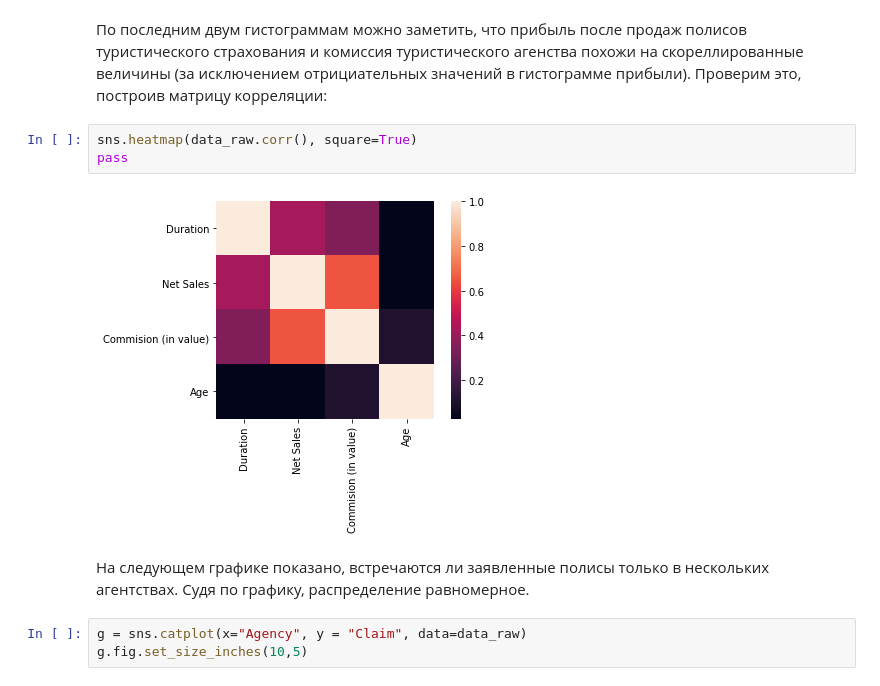
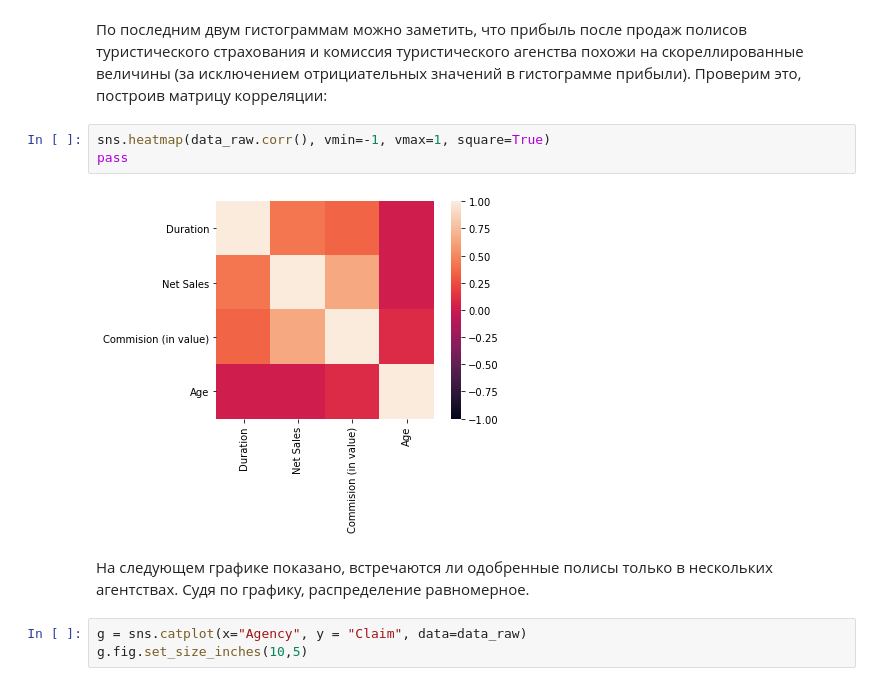
Before and after one commit to okmand/MachineLearning_TravelInsurance, a Jupyter notebook: travel_insurance.ipynb, the cells around one changed output. Saved outputs shown, nothing was run; the diff lists cells and outputs as text.

```diff
--- a/travel_insurance.ipynb
+++ b/travel_insurance.ipynb
@@ -132,12 +132,12 @@ plt.grid()
 По последним двум гистограммам можно заметить, что прибыль после
 продаж полисов туристического страхования и комиссия туристического агенства похожи на скореллированные величины (за исключением отрициательных значений в гистограмме прибыли). Проверим это, построив матрицу корреляции:
 # %%
-sns.heatmap(data_raw.corr(), square=True)
+sns.heatmap(data_raw.corr(), vmin=-1, vmax=1, square=True)
 pass
 # %% [output]
-[figure, old version]
+[figure, new version]
 # %% [markdown]
-На следующем графике показано, встречаются ли заявленные полисы только в нескольких агентствах. Судя по графику, распределение равномерное.
+На следующем графике показано, встречаются ли одобренные полисы только в нескольких агентствах. Судя по графику, распределение равномерное.
 # %%
 g = sns.catplot(x="Agency", y = "Claim", data=data_raw)
 g.fig.set_size_inches(10,5)
```
Also changed, not shown: parts of 11 cells of this notebook.
